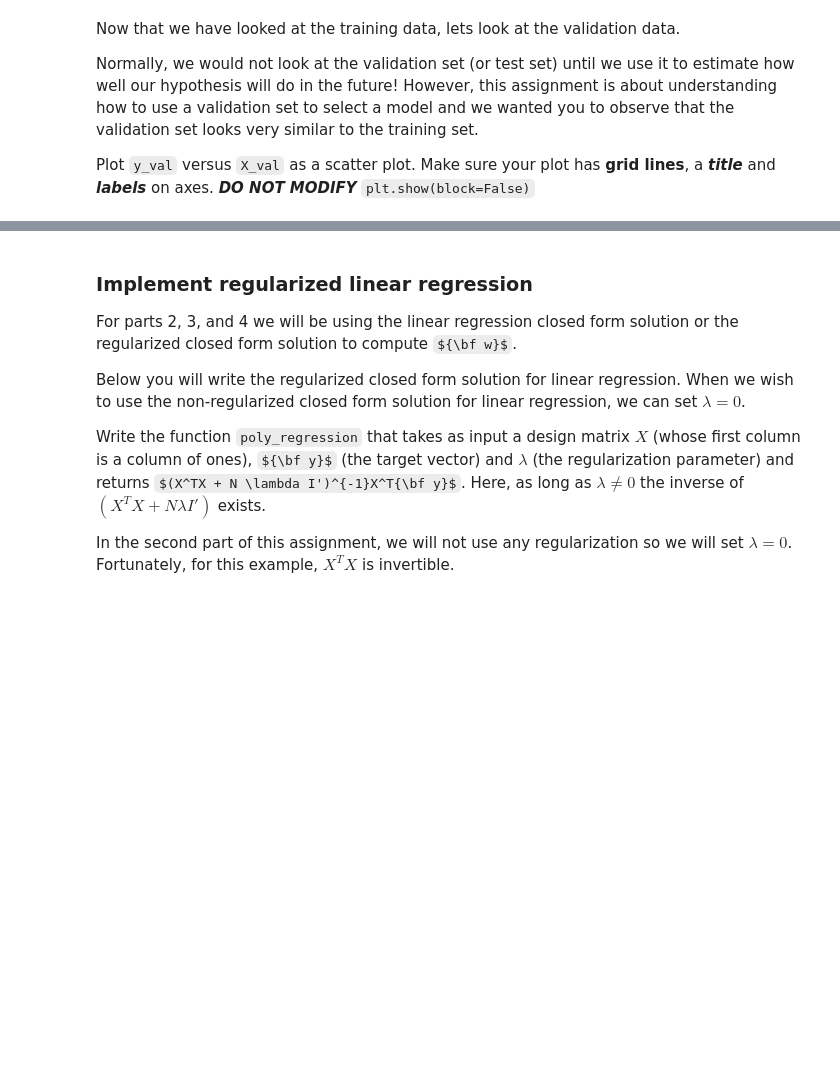
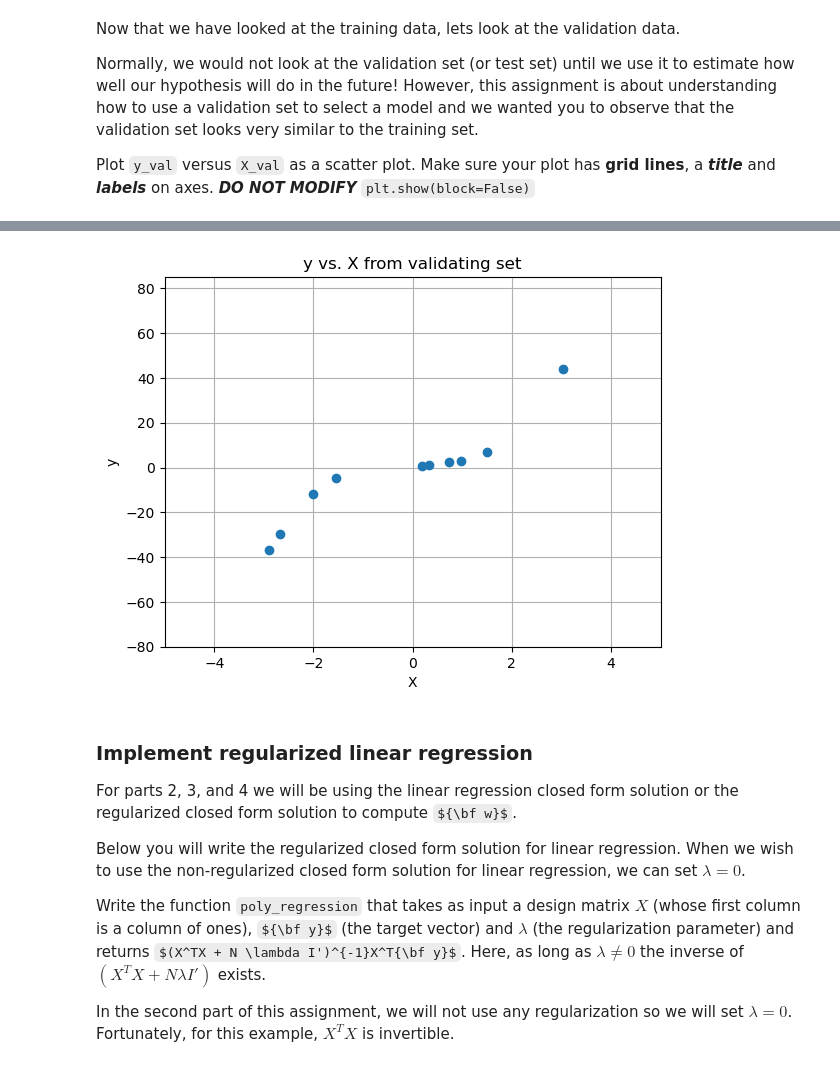
Before and after one commit to Gaurang-1402/Introduction-to-Machine-Learning, a Jupyter notebook: Homeworks/Homework 2/HW2_prog_gr2159.ipynb, the cells around one changed output, grey strips where cells are left out. Cells and saved outputs as stored; diff of their text form; code cells hidden in the pictures; some formulas as TeX source; blank space fills up the shorter version.

```diff
--- a/Homeworks/Homework 2/HW2_prog_gr2159.ipynb
+++ b/Homeworks/Homework 2/HW2_prog_gr2159.ipynb
@@ -58,10 +58,10 @@ Import data from `data_hw2.csv`. Please put `data_hw2.csv` file under the **_SAM
 # read the data_hw2.csv into df(<pd.Dataframe>)
 # then convert df to data(<np.ndarray>)
 # and import the first column in X(<np.ndarray>) and the second column in Y(<np.ndarray>)
-df = ...
-data = ...
-X = ...
-y = ...
+df = pd.read_csv('data_hw2.csv')
+data = np.array(df)
+X = data[:,0]
+y = data[:,1]
 
 # Next, we set nu_samp to be the number of examples, and N to be the 1/3 the number of original examples.
 # In part 2 and 3  you will only use N training examples.  In part 4 you will use 2N training examples.
@@ -70,8 +70,8 @@ N = np.int_(nu_samp/3)
 # %%
 # TODO Q02
 # Reshape X and Y to be rank 2 matrices X_2d(<np.ndarray>) and y_2d(<np.ndarray>)
-X_2d = ...
-y_2d = ...
+X_2d = X.reshape(-1, 1)
+y_2d = y.reshape(-1, 1)
 # %% [markdown]
 ### Training and Validation Set
 Set the training set to be the first 1/3 of the data and validation set to be the last 1/3 of the data.  (In parts 2 and 3 we won't use the full dataset). Normally we would have more data in the training set and less in the validation set.  However we are intentionally keeping the training set small so we can observe overfitting where the feature vector is $1$-D.
@@ -80,10 +80,10 @@ Set the training set to be the first 1/3 of the data and validation set to be th
 # Save the first N/3 rows in X_tr(<np.ndarray>), y_tr(<np.ndarray>)
 # and the last N/3 to  in X_val(<np.ndarray>) and y_val(<np.ndarray>).
 # Examples indexed from 2N to nu_samp -1 are in the validation set
-X_tr = ...
-y_tr = ...
-X_val = ...
-y_val = ...
+X_tr = X_2d[:X_2d.shape[0]//3]
+y_tr = y_2d[:y_2d.shape[0]//3]
+X_val = X_2d[2 * X_2d.shape[0]//3:]
+y_val = y_2d[2 * y_2d.shape[0]//3:]
 # %% [markdown]
 The shape of X_tr should be (11,1)
 # %% [markdown]
@@ -132,14 +134,16 @@ points: 3
 # %%
 plt.xlim([-5, 5])
 plt.ylim([-80, 85])
 # TODO Q05
 # plot the graph
-...
+plt.plot(X_val,y_val,'o')
 plt.title('y vs. X from validating set')
 plt.xlabel('X')
 plt.ylabel('y')
 plt.grid(True)
 plt.show(block=False)
+# %% [output]
+[figure, added]
 # %% [markdown]
 ### Implement regularized linear regression
 
```
Also changed, not shown: parts of 5 cells of this notebook.
